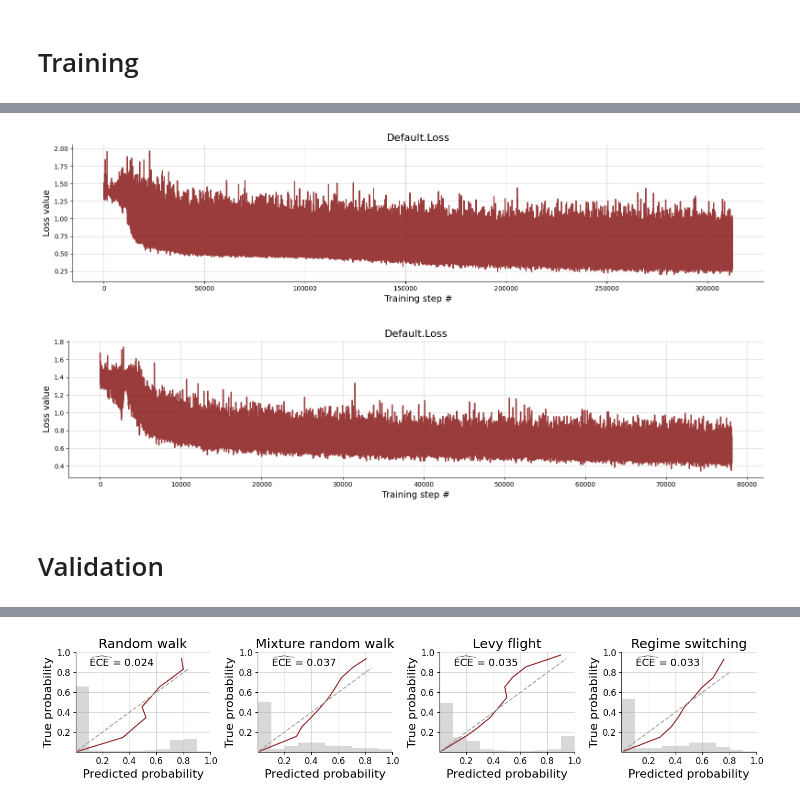
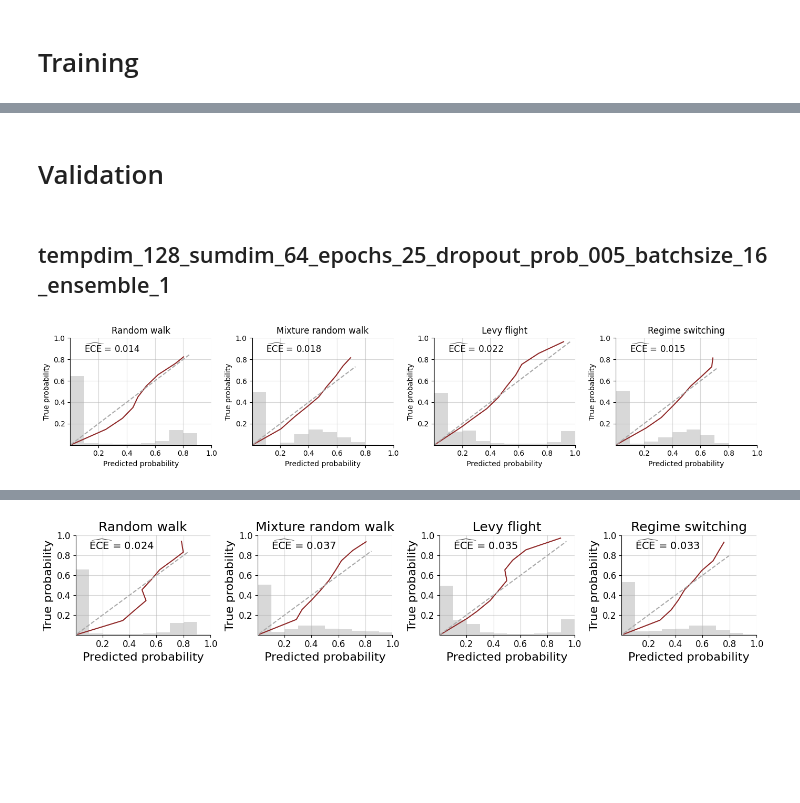
Before and after one commit to bayesflow-org/Non-Stationary-DDM-Validation, a Jupyter notebook: applications/model_comparison/notebooks/02_model_comparison.ipynb, the cells around one changed output, grey strips where cells are left out. Cells and saved outputs as stored; diff of their text form; code cells hidden in the pictures; blank space fills up the shorter version.

Commit message:
update model comp workflow

```diff
--- a/applications/model_comparison/notebooks/02_model_comparison.ipynb
+++ b/applications/model_comparison/notebooks/02_model_comparison.ipynb
@@ -64,3 +69,0 @@ f = beef.diagnostics.plot_losses(experiment.trainer.loss_history.get_plottable()
-# %%
-# template_dim_128_dropout_prob_01, 50 epochs, 16 batchsize
-f = beef.diagnostics.plot_losses(experiment.trainer.loss_history.get_plottable())
@@ -69,3 +69,0 @@ f = beef.diagnostics.plot_losses(experiment.trainer.loss_history.get_plottable()
-# %%
-# template_dim_128_dropout_prob_01, 25 epochs, 32 batchsize
-f = beef.diagnostics.plot_losses(experiment.trainer.loss_history.get_plottable())
@@ -74,11 +70,3 @@ f = beef.diagnostics.plot_losses(experiment.trainer.loss_history.get_plottable()
-# %%
-f = beef.diagnostics.plot_losses(experiment.trainer.loss_history.get_plottable())
-# %% [output]
-[figure, removed]
-# %%
-f = beef.diagnostics.plot_losses(experiment.trainer.loss_history.get_plottable())
-# %% [output]
-[figure, removed]
 # %% [markdown]
 # Validation
 # %%
@@ -107,3 +95,17 @@ for i in range(len(chunks)-1):
         )
 # %%
 model_indices = tf.one_hot(np.tile(np.repeat([0, 1, 2, 3], 200), 50), 4)
+# %% [markdown]
+## tempdim_128_sumdim_64_epochs_25_dropout_prob_005_batchsize_16_ensemble_1
+# %%
+cal_curves = beef.diagnostics.plot_calibration_curves(
+    true_models=model_indices,
+    pred_models=model_probs,
+    model_names=['Random walk',
+                 'Mixture random walk',
+                 'Levy flight',
+                 'Regime switching'],
+    fig_size=(14, 3)
+)
+# %% [output]
+[figure, added]
```
Also changed, not shown: parts of 42 cells of this notebook, 3 other files.
